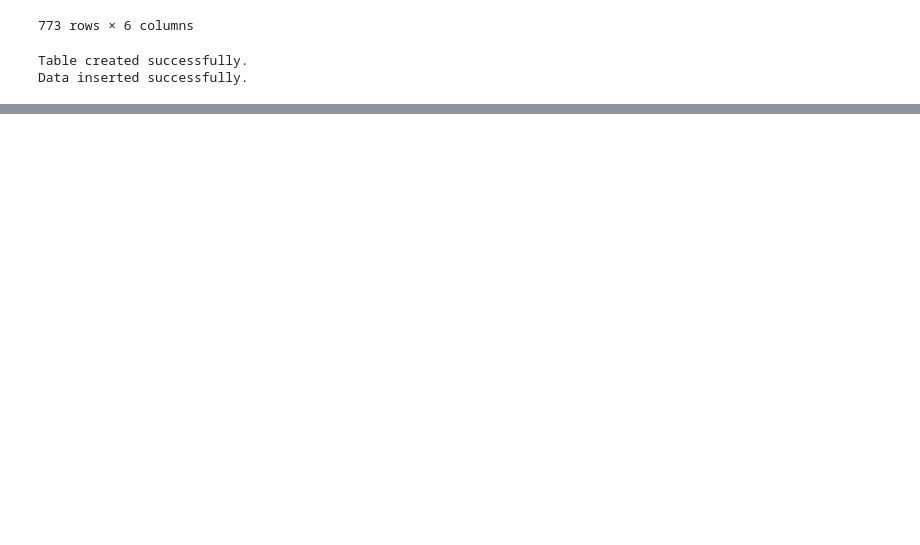
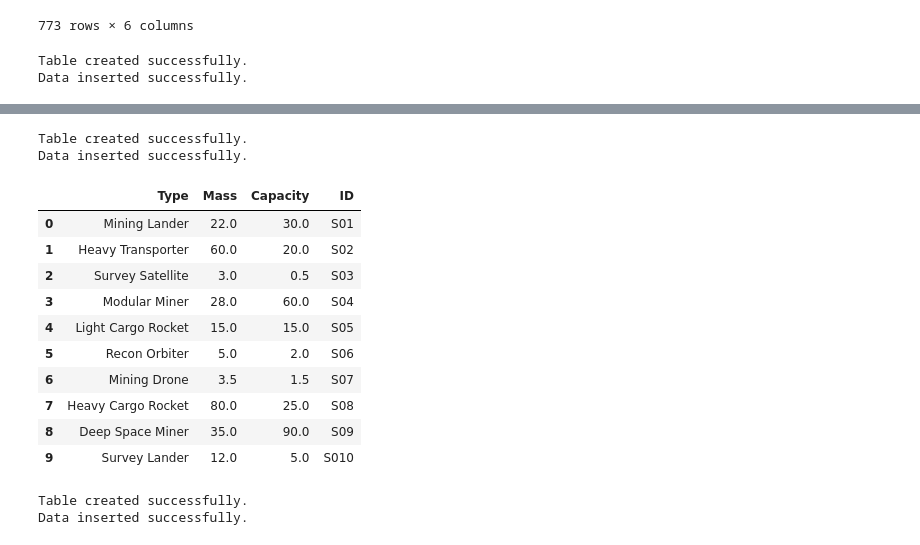
Before and after one commit to Chajf/DataGigaChads_BHL10, a Jupyter notebook: mission_costs.ipynb, the cells around one changed output, grey strips where cells are left out. Drawn from its saved outputs; the diff is of its cells as text; code cells hidden in the pictures; blank space fills up the shorter version.

Commit message:
Expanded Databases and descriptions

```diff
--- a/mission_costs.ipynb
+++ b/mission_costs.ipynb
@@ -309,0 +321,74 @@ df
+# %%
+import sqlite3
+
+# Connect to SQLite database
+conn = sqlite3.connect("database.db")
+cursor = conn.cursor()
+
+# Create the table
+cursor.execute("DROP TABLE IF EXISTS ROCKETS;")
+cursor.execute("""
+    CREATE TABLE ROCKETS (
+    TYPE TEXT NOT NULL,
+    MASS REAL NOT NULL,
+    CAPACITY REAL NOT NULL,
+    ID TEXT NOT NULL
+    )
+""")
+print("Table created successfully.")
+
+# Insert data from DataFrame into the table
+rockets.to_sql("ROCKETS", conn, if_exists="append", index=False)
+print("Data inserted successfully.")
+
+# Commit changes and close the connection
+conn.commit()
+conn.close()
+# %% [output]
+Table created successfully.
+Data inserted successfully.
+# %%
+spacecraft.drop('Max Delta-V (km/s)', axis=1, inplace=True)
+spacecraft.rename(columns={'Mass (tons)': 'Mass', 'Cargo Capacity (tons)': 'Capacity'}, inplace=True)
+spacecraft
+# %% [output]
+|  | Type | Mass | Capacity | ID |
+| 0 | Mining Lander | 22.0 | 30.0 | S01 |
+| 1 | Heavy Transporter | 60.0 | 20.0 | S02 |
+| 2 | Survey Satellite | 3.0 | 0.5 | S03 |
+| 3 | Modular Miner | 28.0 | 60.0 | S04 |
+| 4 | Light Cargo Rocket | 15.0 | 15.0 | S05 |
+| 5 | Recon Orbiter | 5.0 | 2.0 | S06 |
+| 6 | Mining Drone | 3.5 | 1.5 | S07 |
+| 7 | Heavy Cargo Rocket | 80.0 | 25.0 | S08 |
+| 8 | Deep Space Miner | 35.0 | 90.0 | S09 |
+| 9 | Survey Lander | 12.0 | 5.0 | S010 |
+# %%
+import sqlite3
+
+# Connect to SQLite database
+conn = sqlite3.connect("database.db")
+cursor = conn.cursor()
+
+# Create the table
+cursor.execute("DROP TABLE IF EXISTS SPACECRAFTS;")
+cursor.execute("""
+    CREATE TABLE SPACECRAFTS (
+    TYPE TEXT NOT NULL,
+    MASS REAL NOT NULL,
+    CAPACITY REAL NOT NULL,
+    ID TEXT NOT NULL
+    )
+""")
+print("Table created successfully.")
+
+# Insert data from DataFrame into the table
+spacecraft.to_sql("SPACECRAFTS", conn, if_exists="append", index=False)
+print("Data inserted successfully.")
+
+# Commit changes and close the connection
+conn.commit()
+conn.close()
+# %% [output]
+Table created successfully.
+Data inserted successfully.
```
Also changed, not shown: parts of 5 cells of this notebook, 2 other files.
